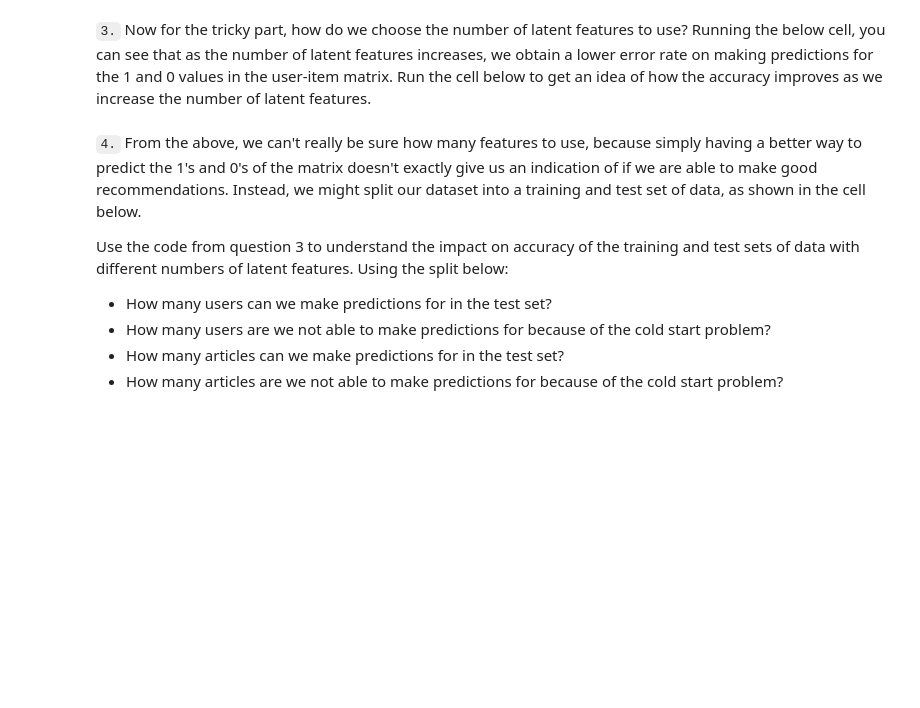
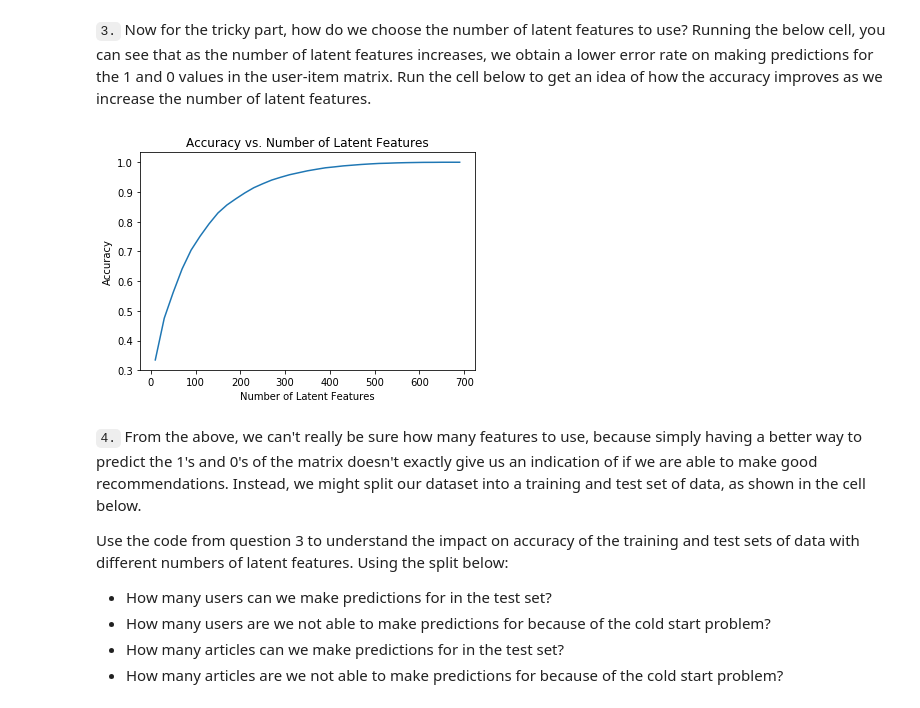
Before and after one commit to BambooPalace/UdacityDataScienceNanoDegree, a Jupyter notebook: 3-Recommendation_engine/Recommendations_with_IBM.ipynb, the cells around one changed output. Drawn from its saved outputs; the diff is of its cells as text; code cells hidden in the pictures; blank space fills up the shorter version.

```diff
--- a/3-Recommendation_engine/Recommendations_with_IBM.ipynb
+++ b/3-Recommendation_engine/Recommendations_with_IBM.ipynb
@@ -613,4 +713,4 @@ user_item_matrix.head()
 # %%
 # Perform SVD on the User-Item Matrix Here
 
-u, s, vt = # use the built in to get the three matrices
+u, s, vt = np.linalg.svd(user_item_matrix)# use the built in to get the three matrices
@@ -621,26 +726,28 @@ u, s, vt = # use the built in to get the three matrices
 # %%
 num_latent_feats = np.arange(10,700+10,20)
 sum_errs = []
 
 for k in num_latent_feats:
     # restructure with k latent features
     s_new, u_new, vt_new = np.diag(s[:k]), u[:, :k], vt[:k, :]
 
     # take dot product
     user_item_est = np.around(np.dot(np.dot(u_new, s_new), vt_new))
 
     # compute error for each prediction to actual value
     diffs = np.subtract(user_item_matrix, user_item_est)
 
     # total errors and keep track of them
     err = np.sum(np.sum(np.abs(diffs)))
     sum_errs.append(err)
 
 
-plt.plot(num_latent_feats, 1 - np.array(sum_errs)/df.shape[0]);
+plt.plot(num_latent_feats, 1 - np.array(sum_errs)/interactions.shape[0]);
 plt.xlabel('Number of Latent Features');
 plt.ylabel('Accuracy');
 plt.title('Accuracy vs. Number of Latent Features');
+# %% [output]
+[figure, added]
 # %% [markdown]
 `4.` From the above, we can't really be sure how many features to use, because simply having a better way to predict the 1's and 0's of the matrix doesn't exactly give us an indication of if we are able to make good recommendations.  Instead, we might split our dataset into a training and test set of data, as shown in the cell below.
 
```
Also changed, not shown: parts of 41 cells of this notebook.
